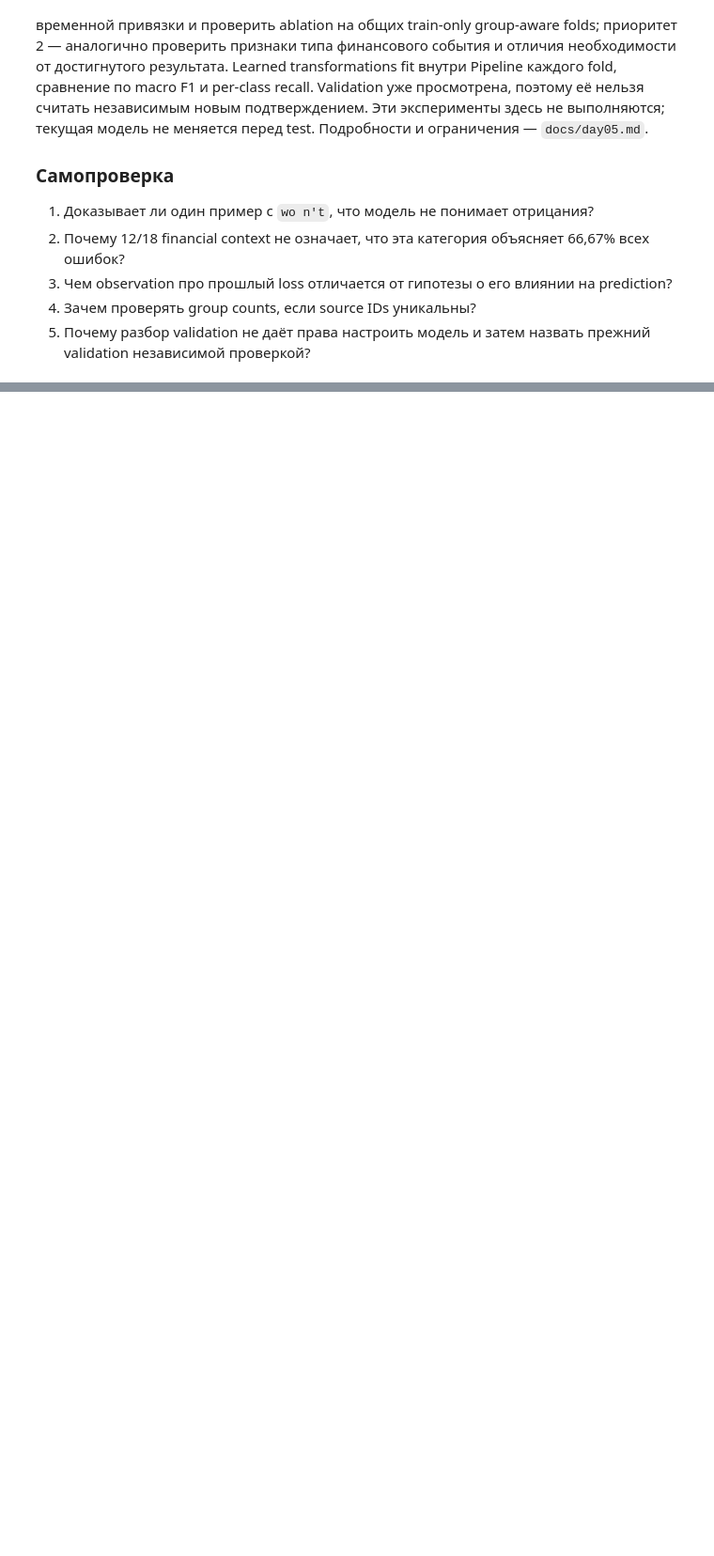
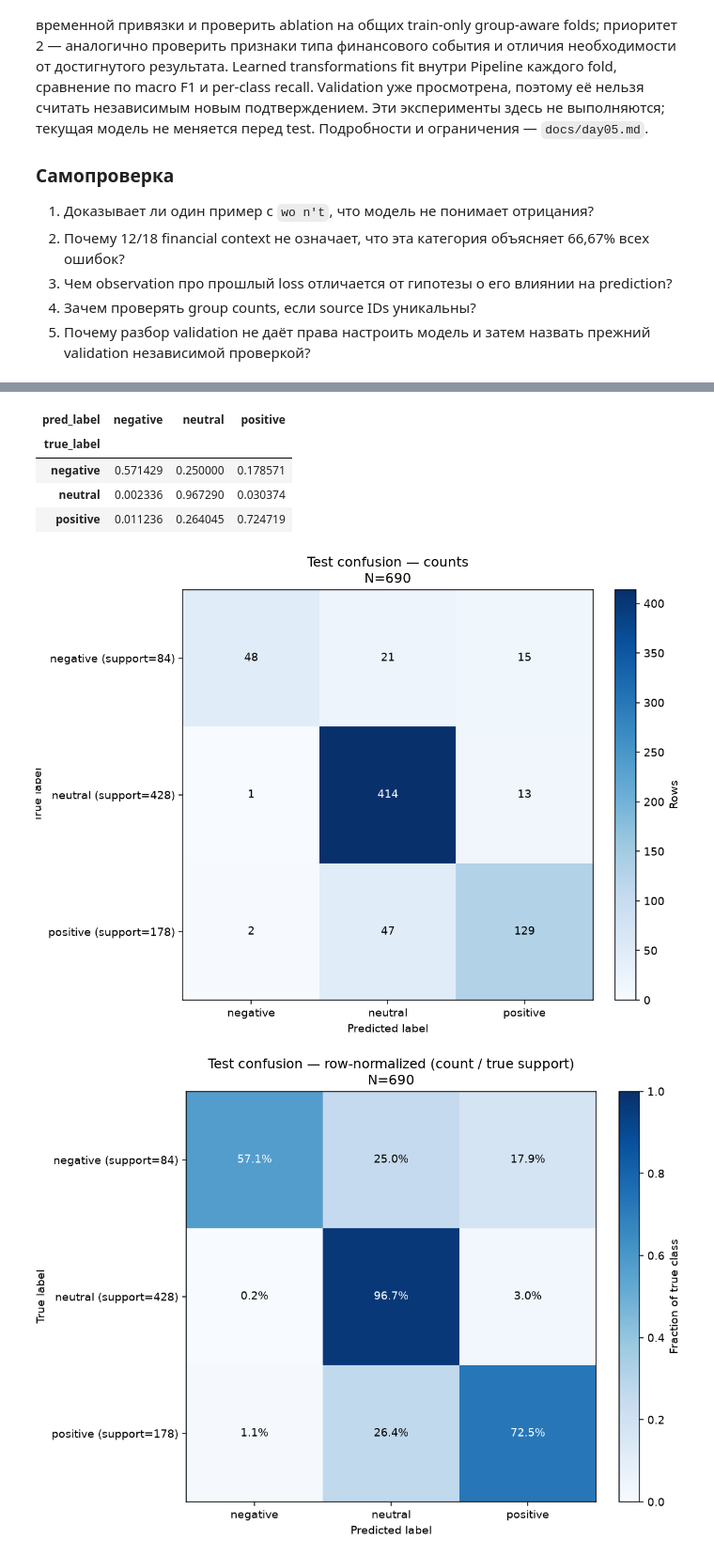
Before and after one commit to HomeboyMakkri/Text-classification, a Jupyter notebook: notebooks/day05_error_analysis.ipynb, the cells around one changed output, grey strips where cells are left out. Shown at 94% size. Cells and saved outputs as stored; diff of their text form; code cells hidden in the pictures; blank space fills up the shorter version.

Commit message:
Add frozen held-out evaluation with verified cache reuse

```diff
--- a/notebooks/day05_error_analysis.ipynb
+++ b/notebooks/day05_error_analysis.ipynb
@@ -286,0 +301,15 @@ Saved all validation rows, all errors, and annotated examples separately.
+# %%
+from finnews_sentiment.models.final_evaluation import load_final_evaluation
+
+final_result = load_final_evaluation(ROOT)
+print("Final cache status:", final_result.cache_status)
+print("Frozen protocol:", (final_result.directory / "frozen_protocol.json").relative_to(ROOT))
+print("Candidate:", final_result.candidate_id)
+print("Fit policy:", final_result.protocol["fit_policy"])
+print("Runtime versions:", final_result.protocol["runtime_versions"])
+print("Validation replay: exact_match (verified completion record and current reference)")
+print(f"TF-IDF train shape: ({final_result.n_train}, {final_result.n_features})")
+print("Test predictions shape:", final_result.predictions["pred_label_id"].shape)
+print(f"evaluation_split=test; N_test={len(final_result.predictions)}")
+print(f"Accuracy={final_result.confusion.metrics.accuracy:.6f}; macro F1={final_result.confusion.metrics.macro_f1:.6f}")
+display(final_result.confusion.per_class)
@@ -286,0 +331,7 @@ Saved all validation rows, all errors, and annotated examples separately.
+# %%
+print("Final test confusion: rows=true, columns=predicted; negative/neutral/positive")
+display(final_result.confusion.counts)
+display(final_result.confusion.normalized)
+display(Image(filename=str(final_result.directory / "test_confusion_counts.png")))
+display(Image(filename=str(final_result.directory / "test_confusion_normalized.png")))
+# %% [output]
@@ -286,0 +344,7 @@ Saved all validation rows, all errors, and annotated examples separately.
+| pred_label | negative | neutral | positive |
+| true_label |  |  |  |
+| negative | 0.571429 | 0.250000 | 0.178571 |
+| neutral | 0.002336 | 0.967290 | 0.030374 |
+| positive | 0.011236 | 0.264045 | 0.724719 |
+[figure, added]
+[figure, added]
```
Also changed, not shown: parts of 4 cells of this notebook, 5 other files.
